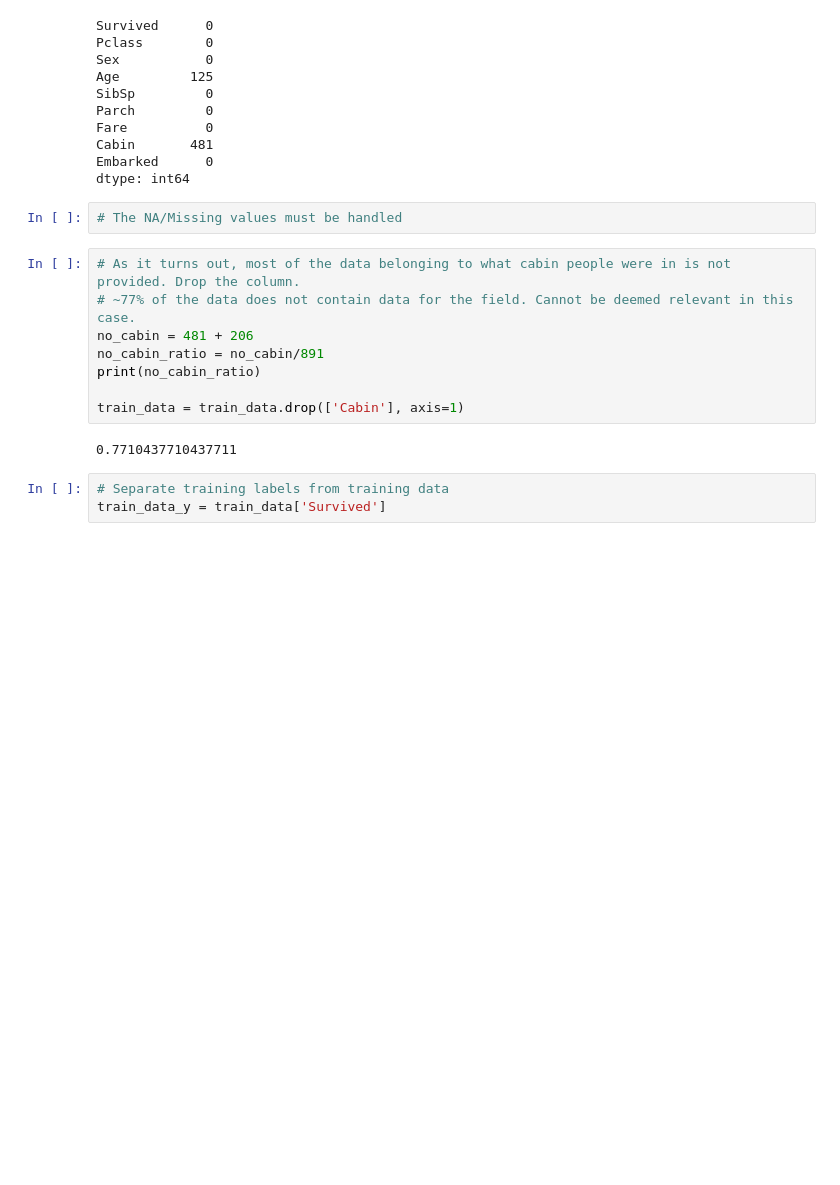
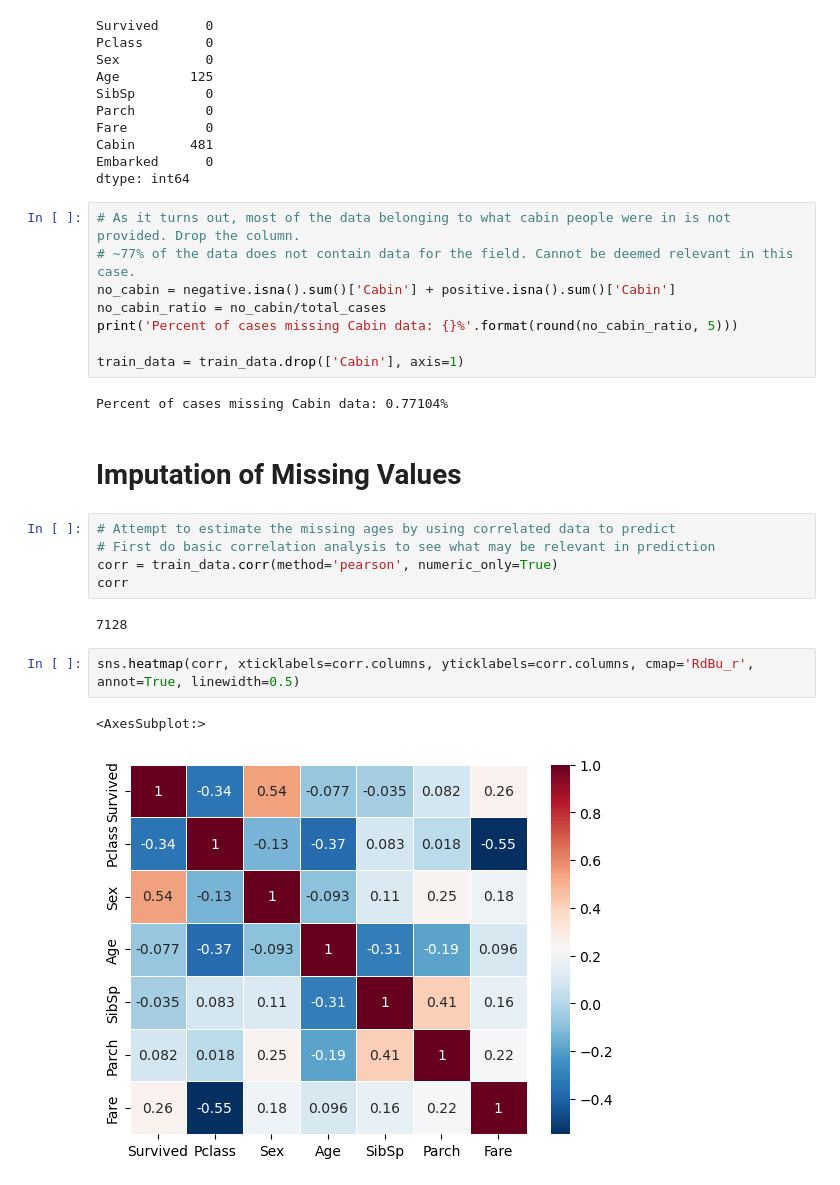
Before and after one commit to JacobEnochCMSC471/Kaggle-Titanic, a Jupyter notebook: Jacob Enoch Kaggle Titanic.ipynb, the cells around one changed output. Saved outputs shown, nothing was run; the diff lists cells and outputs as text; blank space fills up the shorter version.

```diff
--- a/Jacob Enoch Kaggle Titanic.ipynb
+++ b/Jacob Enoch Kaggle Titanic.ipynb
@@ -112,18 +179,27 @@ Fare          0
 Cabin       481
 Embarked      0
 dtype: int64
-# %%
-# The NA/Missing values must be handled
 # %%
 # As it turns out, most of the data belonging to what cabin people were in is not provided. Drop the column.
 # ~77% of the data does not contain data for the field. Cannot be deemed relevant in this case.
-no_cabin = 481 + 206
-no_cabin_ratio = no_cabin/891
-print(no_cabin_ratio)
+no_cabin = negative.isna().sum()['Cabin'] + positive.isna().sum()['Cabin']
+no_cabin_ratio = no_cabin/total_cases
+print('Percent of cases missing Cabin data: {}%'.format(round(no_cabin_ratio, 5)))
 
 train_data = train_data.drop(['Cabin'], axis=1)
 # %% [output]
-0.7710437710437711
+Percent of cases missing Cabin data: 0.77104%
-# %%
-# Separate training labels from training data
-train_data_y = train_data['Survived']
+# %% [markdown]
+# Imputation of Missing Values
+# %%
+# Attempt to estimate the missing ages by using correlated data to predict
+# First do basic correlation analysis to see what may be relevant in prediction
+corr = train_data.corr(method='pearson', numeric_only=True)
+corr
+# %% [output]
+7128
+# %%
+sns.heatmap(corr, xticklabels=corr.columns, yticklabels=corr.columns, cmap='RdBu_r', annot=True, linewidth=0.5)
+# %% [output]
+<AxesSubplot:>
+[figure, added]
```
Also changed, not shown: parts of 14 cells of this notebook.
